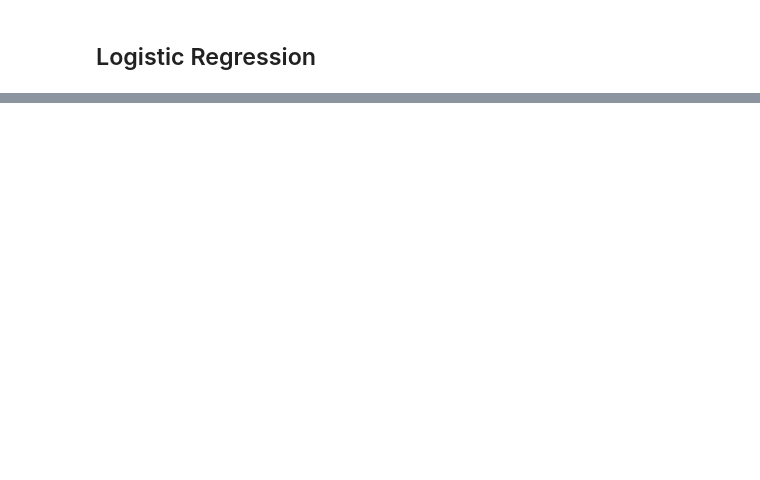
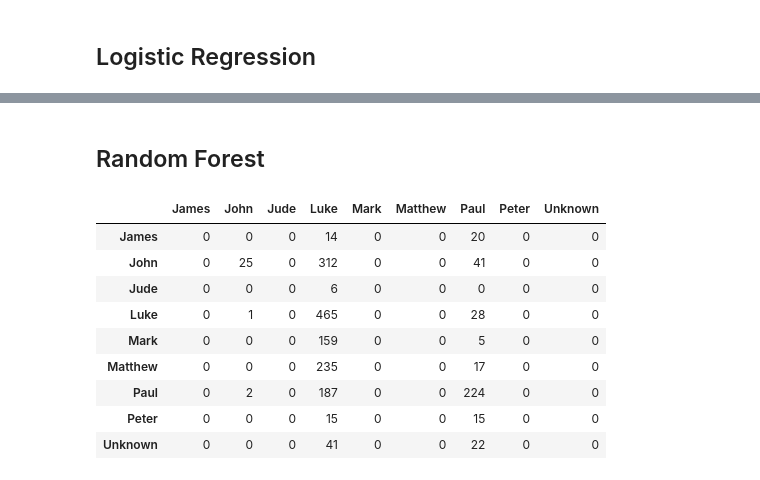
Before and after one commit to OckhamsRazor15/New-Thinkful-DS-Projects, a Jupyter notebook: Unit 4. Unsupervised learning - Venturing into the unknown/Capstone/NLP Project.ipynb, the cells around one changed output, grey strips where cells are left out. Saved outputs shown, nothing was run; the diff lists cells and outputs as text; code cells hidden in the pictures; blank space fills up the shorter version.

```diff
--- a/Unit 4. Unsupervised learning - Venturing into the unknown/Capstone/NLP Project.ipynb
+++ b/Unit 4. Unsupervised learning - Venturing into the unknown/Capstone/NLP Project.ipynb
@@ -442,0 +596,28 @@ cross_val_score(lr, X_test, y_test, cv=10)
+# %% [markdown]
+## Random Forest
+# %%
+rfc = ensemble.RandomForestClassifier(n_estimators=500, max_depth=6)
+
+rfc.fit(X_train, y_train)
+
+predrfc2 = rfc.predict(X_test)
+# %%
+dfbowrfc = pd.DataFrame(metrics.confusion_matrix(y_test,predrfc2),
+      index=['James','John','Jude',
+            'Luke','Mark','Matthew','Paul',
+            'Peter','Unknown'],
+     columns=['James','John','Jude',
+            'Luke','Mark','Matthew','Paul',
+            'Peter','Unknown'])
+dfbowrfc
+# %% [output]
+|  | James | John | Jude | Luke | Mark | Matthew | Paul | Peter | Unknown |
+| James | 0 | 0 | 0 | 14 | 0 | 0 | 20 | 0 | 0 |
+| John | 0 | 25 | 0 | 312 | 0 | 0 | 41 | 0 | 0 |
+| Jude | 0 | 0 | 0 | 6 | 0 | 0 | 0 | 0 | 0 |
+| Luke | 0 | 1 | 0 | 465 | 0 | 0 | 28 | 0 | 0 |
+| Mark | 0 | 0 | 0 | 159 | 0 | 0 | 5 | 0 | 0 |
+| Matthew | 0 | 0 | 0 | 235 | 0 | 0 | 17 | 0 | 0 |
+| Paul | 0 | 2 | 0 | 187 | 0 | 0 | 224 | 0 | 0 |
+| Peter | 0 | 0 | 0 | 15 | 0 | 0 | 15 | 0 | 0 |
+| Unknown | 0 | 0 | 0 | 41 | 0 | 0 | 22 | 0 | 0 |
```
Also changed, not shown: parts of 40 cells of this notebook.
